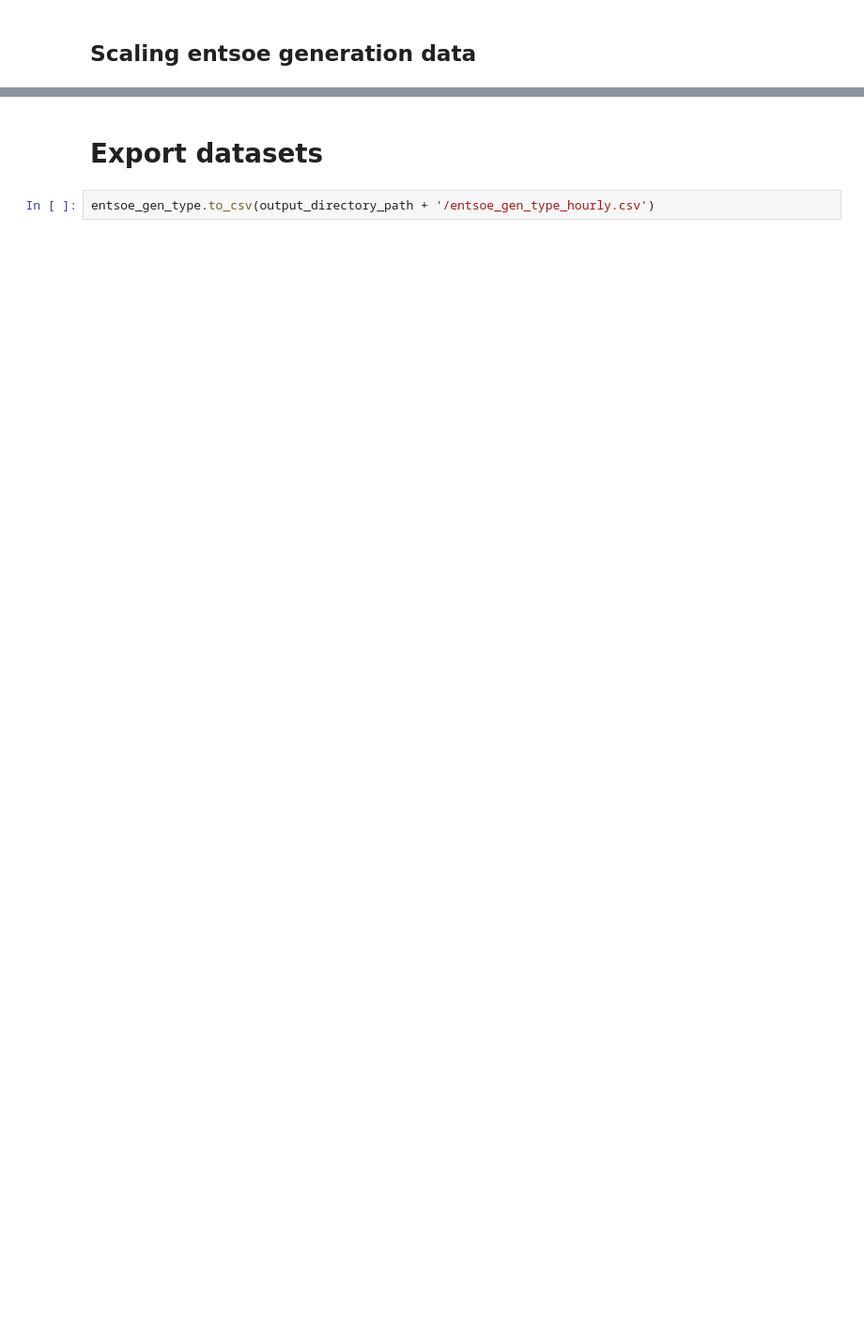
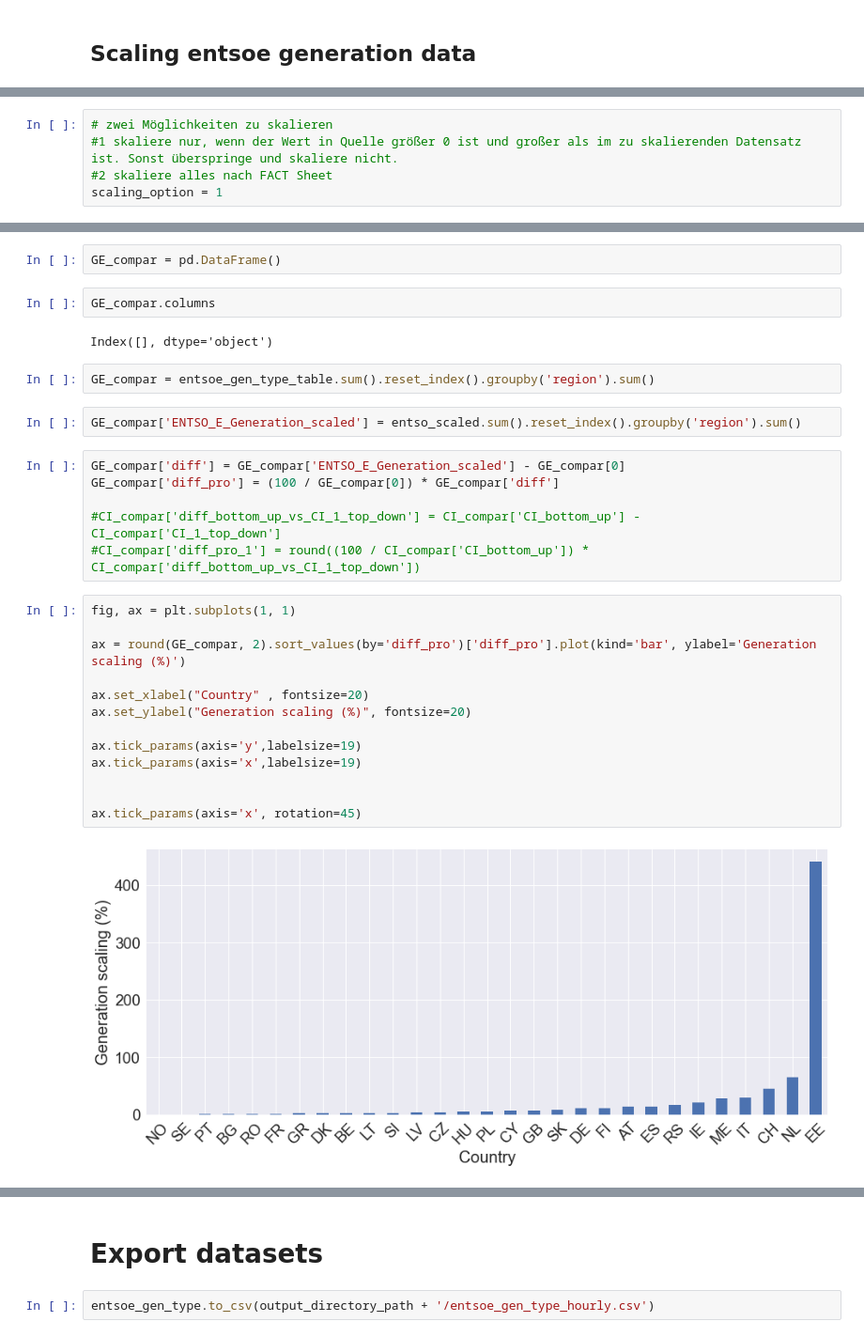
Before and after one commit to INATECH-CIG/entso-e_GenerationOutputPerType, a Jupyter notebook: Generation_per_Type.ipynb, the cells around one changed output, grey strips where cells are left out. Shown at 94% size. Saved outputs shown, nothing was run; the diff lists cells and outputs as text; blank space fills up the shorter version.

```diff
--- a/Generation_per_Type.ipynb
+++ b/Generation_per_Type.ipynb
@@ -280,0 +294,5 @@ SE_4 wind_onshore
+# %%
+# zwei Möglichkeiten zu skalieren
+#1 skaliere nur, wenn der Wert in Quelle größer 0 ist und großer als im zu skalierenden Datensatz ist. Sonst überspringe und skaliere nicht.
+#2 skaliere alles nach FACT Sheet
+scaling_option = 1
@@ -328,0 +421,31 @@ dtype: float64
+# %%
+GE_compar = pd.DataFrame()
+# %%
+GE_compar.columns
+# %% [output]
+Index([], dtype='object')
+# %%
+GE_compar = entsoe_gen_type_table.sum().reset_index().groupby('region').sum()
+# %%
+GE_compar['ENTSO_E_Generation_scaled'] = entso_scaled.sum().reset_index().groupby('region').sum()
+# %%
+GE_compar['diff'] = GE_compar['ENTSO_E_Generation_scaled'] - GE_compar[0]
+GE_compar['diff_pro'] = (100 / GE_compar[0]) * GE_compar['diff']
+
+#CI_compar['diff_bottom_up_vs_CI_1_top_down'] = CI_compar['CI_bottom_up'] - CI_compar['CI_1_top_down']
+#CI_compar['diff_pro_1'] = round((100 / CI_compar['CI_bottom_up']) * CI_compar['diff_bottom_up_vs_CI_1_top_down'])
+# %%
+fig, ax = plt.subplots(1, 1)
+
+ax = round(GE_compar, 2).sort_values(by='diff_pro')['diff_pro'].plot(kind='bar', ylabel='Generation scaling (%)')
+
+ax.set_xlabel("Country" , fontsize=20)
+ax.set_ylabel("Generation scaling (%)", fontsize=20)
+
+ax.tick_params(axis='y',labelsize=19)
+ax.tick_params(axis='x',labelsize=19)
+
+
+ax.tick_params(axis='x', rotation=45)
+# %% [output]
+[figure, added]
```
Also changed, not shown: parts of 40 cells of this notebook, 4 other files.
